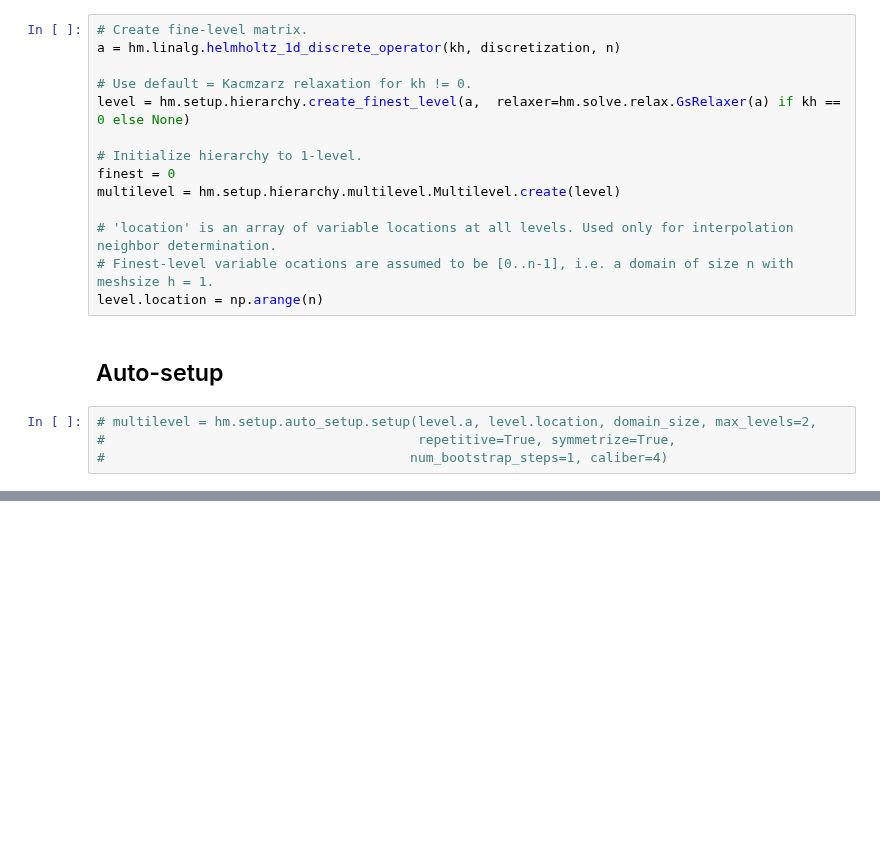
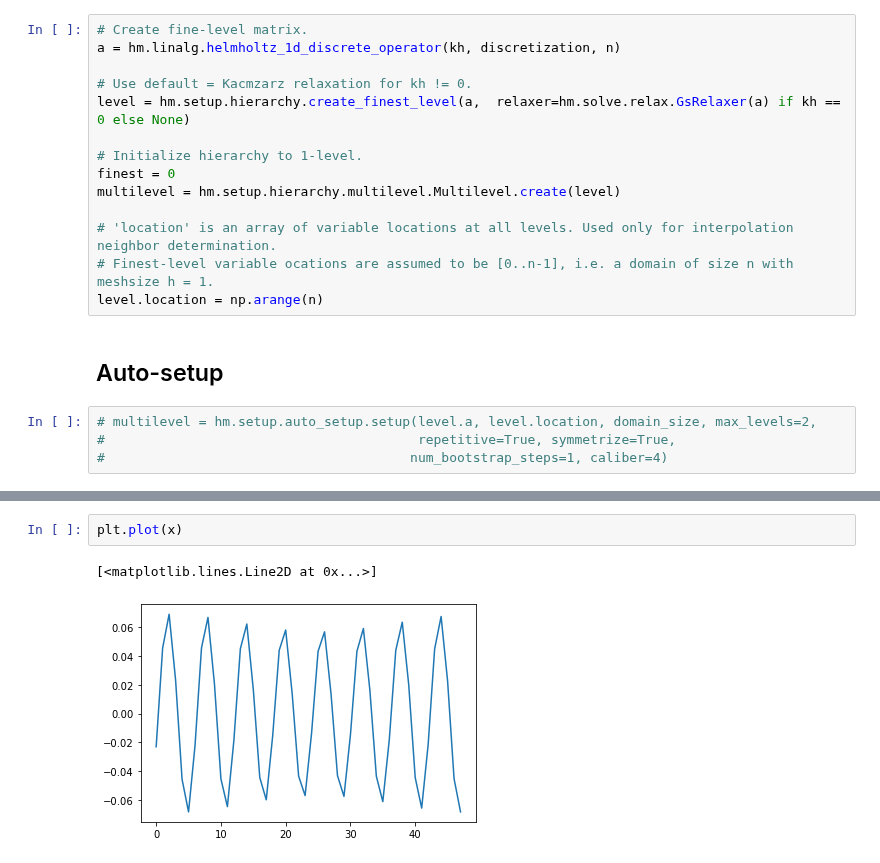
Before and after one commit to 436ahsan/Helmholtz, a Jupyter notebook: notebooks/repetitive/4_2_coarsening_auto.ipynb, the cells around one changed output, grey strips where cells are left out. Saved outputs shown, nothing was run; the diff lists cells and outputs as text; blank space fills up the shorter version.

```diff
--- a/notebooks/repetitive/4_2_coarsening_auto.ipynb
+++ b/notebooks/repetitive/4_2_coarsening_auto.ipynb
@@ -128,0 +199,5 @@ hm.repetitive.locality.two_level_conv_factor(
+# %%
+plt.plot(x)
+# %% [output]
+[<matplotlib.lines.Line2D at 0x...>]
+[figure, added]
```
Also changed, not shown: parts of 12 cells of this notebook, 1 other file.
